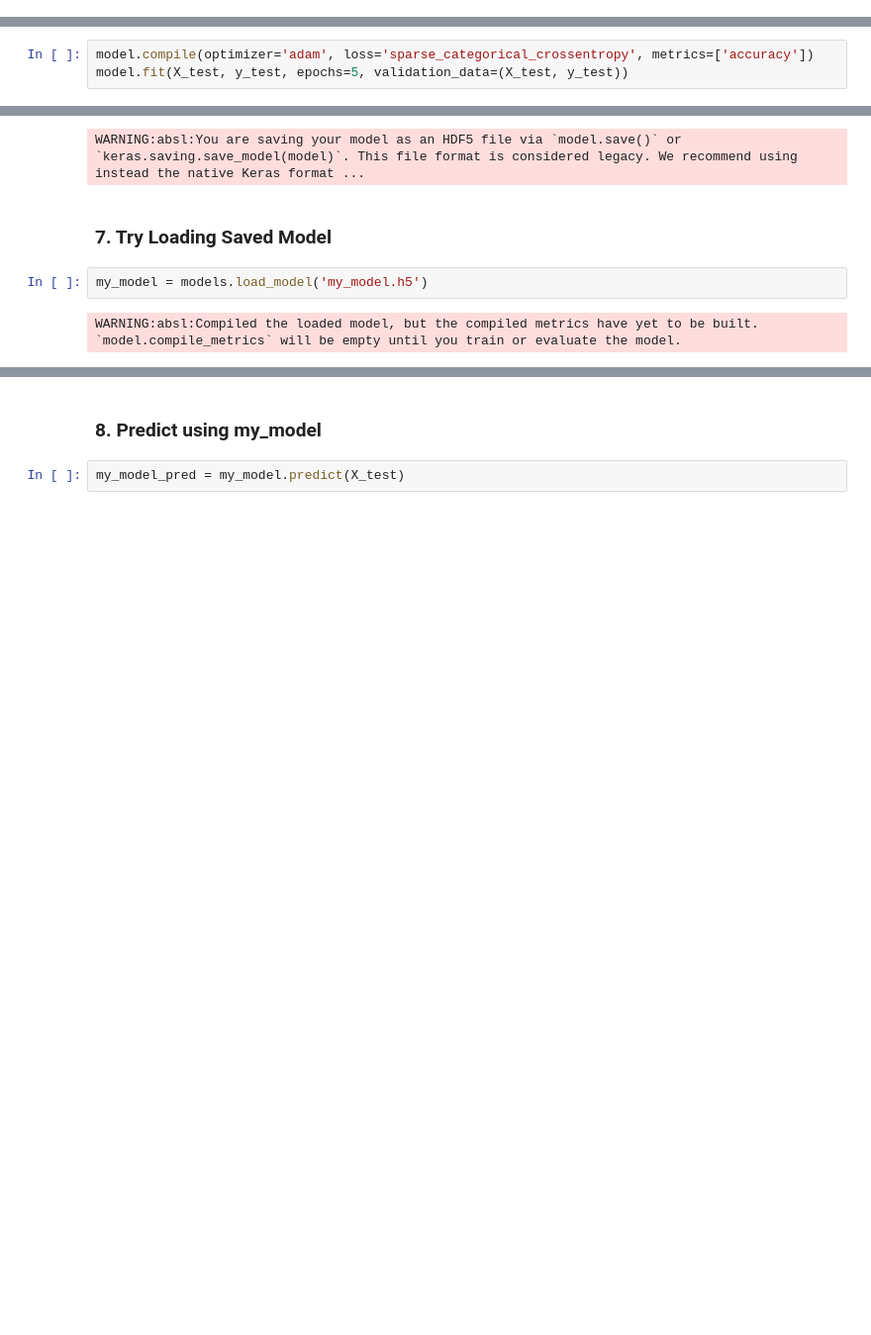
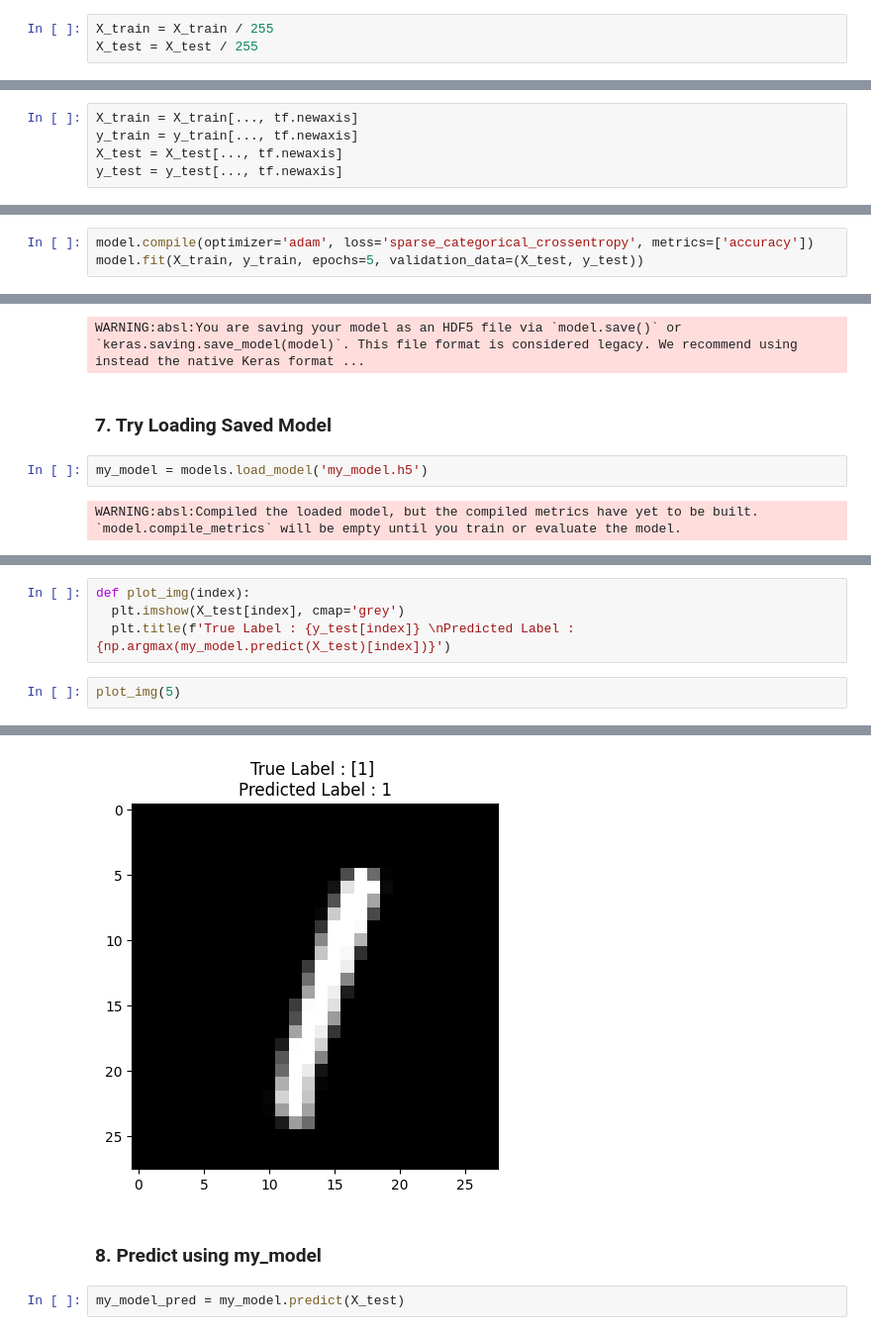
Before and after one commit to jin-raii/Handwritten-digits-using-Deep-Learning, a Jupyter notebook: cnn_handwritten.ipynb, the cells around one changed output, grey strips where cells are left out. Shown at 99% size. Saved outputs shown, nothing was run; the diff lists cells and outputs as text; blank space fills up the shorter version.

```diff
--- a/cnn_handwritten.ipynb
+++ b/cnn_handwritten.ipynb
@@ -27,3 +27,6 @@ import matplotlib.pyplot as plt
 # %%
 
 (X_train, y_train), (X_test, y_test) = datasets.mnist.load_data()
+# %%
+X_train = X_train / 255
+X_test = X_test / 255
@@ -29,0 +37,5 @@ import matplotlib.pyplot as plt
+# %%
+X_train = X_train[..., tf.newaxis]
+y_train = y_train[..., tf.newaxis]
+X_test = X_test[..., tf.newaxis]
+y_test = y_test[..., tf.newaxis]
@@ -106,6 +176,6 @@ Model: "sequential"
 3. metrics='accuracy' -> **gives accuracy of model during training**
 # %%
 model.compile(optimizer='adam', loss='sparse_categorical_crossentropy', metrics=['accuracy'])
-model.fit(X_test, y_test, epochs=5, validation_data=(X_test, y_test))
+model.fit(X_train, y_train, epochs=5, validation_data=(X_test, y_test))
 # %% [output]
 Epoch 1/5
@@ -170,3 +240,10 @@ Model: "sequential"
  Trainable params: 209,978 (820.23 KB)
  Non-trainable params: 0 (0.00 B)
  Optimizer params: 2 (12.00 B)
+# %%
+def plot_img(index):
+  plt.imshow(X_test[index], cmap='grey')
+  plt.title(f'True Label : {y_test[index]} \nPredicted Label : {np.argmax(my_model.predict(X_test)[index])}')
+# %%
+plot_img(5)
+# %% [output]
@@ -173,3 +251,4 @@ Model: "sequential"
+[figure, added]
 # %% [markdown]
 ### **8.** Predict using my_model
 # %%
```
Also changed, not shown: parts of 21 cells of this notebook.
